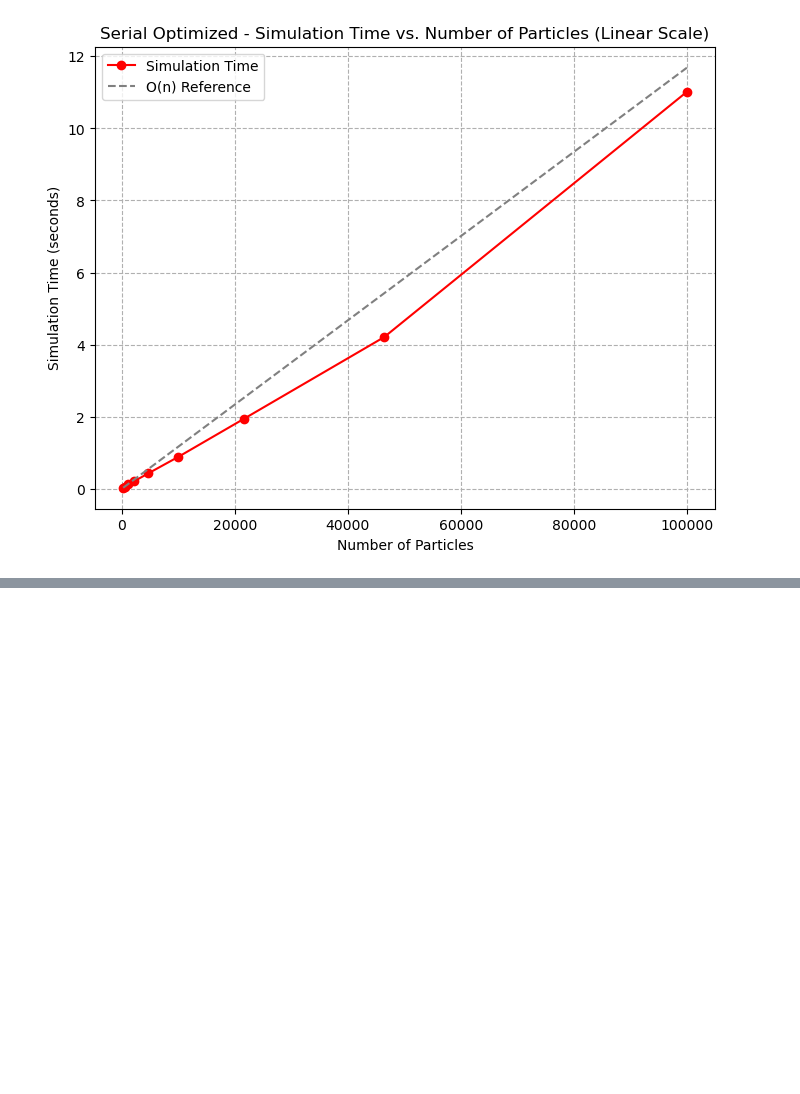
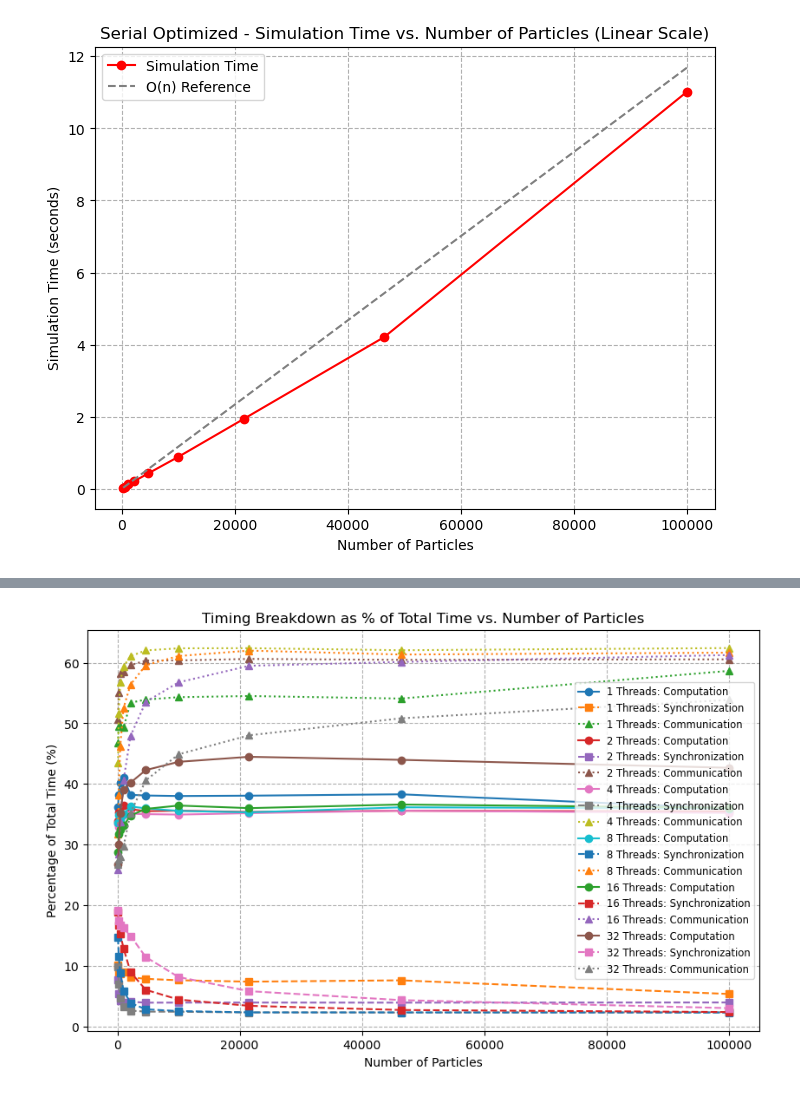
Before and after one commit to brandonrobello/2D_Particle_Simulation_OpenMP, a Jupyter notebook: graphing.ipynb, the cells around one changed output, grey strips where cells are left out. Saved outputs shown, nothing was run; the diff lists cells and outputs as text; code cells hidden in the pictures; blank space fills up the shorter version.

```diff
--- a/graphing.ipynb
+++ b/graphing.ipynb
@@ -91,0 +223,81 @@ plt.show()
+# %%
+import numpy as np
+import matplotlib.pyplot as plt
+
+# Load the timing data file.
+# Expected columns: n_particles, threads, simulation_time, total_time, computation_time, synchronization_time, communication_time
+timing_data_file = "./omp_out_timing/timing_data.txt"
+data = np.loadtxt(timing_data_file, delimiter=" ", skiprows=1)
+
+# Unpack columns for clarity.
+n_particles = data[:, 0]
+threads     = data[:, 1]
+sim_time    = data[:, 2]
+total_time  = data[:, 3]
+comp_time   = data[:, 4]
+sync_time   = data[:, 5]
+comm_time   = data[:, 6]
+
+# Filter only for threads in [1, 2, 4, 8, 16, 32].
+allowed_threads = np.array([1, 2, 4, 8, 16, 32])
+thread_data = {}
+for t in allowed_threads:
+    mask = threads == t
+    if np.any(mask):
+        thread_data[int(t)] = (
+            n_particles[mask],
+            sim_time[mask],
+            total_time[mask],
+            comp_time[mask],
+            sync_time[mask],
+            comm_time[mask]
+        )
+
+# For each thread count, plot the percentage breakdown (each phase / total_time * 100) vs. number of particles.
+plt.figure(figsize=(10, 6))
+for t in sorted(thread_data.keys()):
+    n_vals, _, tot_vals, comp_vals, sync_vals, comm_vals = thread_data[t]
+    frac_comp = (comp_vals / tot_vals) * 100
+    frac_sync = (sync_vals / tot_vals) * 100
+    frac_comm = (comm_vals / tot_vals) * 100
+
+    plt.plot(n_vals, frac_comp, marker='o', linestyle='-', label=f"{t} Threads: Computation")
+    plt.plot(n_vals, frac_sync, marker='s', linestyle='--', label=f"{t} Threads: Synchronization")
+    plt.plot(n_vals, frac_comm, marker='^', linestyle=':', label=f"{t} Threads: Communication")
+
+plt.xlabel("Number of Particles")
+plt.ylabel("Percentage of Total Time (%)")
+plt.title("Timing Breakdown as % of Total Time vs. Number of Particles")
+plt.legend(fontsize='small', loc='best')
+plt.grid(True, which="both", linestyle="--")
+plt.show()
+
+# For each thread count, compute the average percentage (over all n_particles values) for each phase.
+avg_comp = []
+avg_sync = []
+avg_comm = []
+thread_counts = []
+for t in sorted(thread_data.keys()):
+    _, _, tot_vals, comp_vals, sync_vals, comm_vals = thread_data[t]
+    avg_comp.append(np.mean((comp_vals / tot_vals) * 100))
+    avg_sync.append(np.mean((sync_vals / tot_vals) * 100))
+    avg_comm.append(np.mean((comm_vals / tot_vals) * 100))
+    thread_counts.append(t)
+
+# Create a grouped bar chart.
+x = np.arange(len(thread_counts))
+width = 0.25
+
+plt.figure(figsize=(10, 6))
+plt.bar(x - width, avg_comp, width, label="Computation")
+plt.bar(x, avg_sync, width, label="Synchronization")
+plt.bar(x + width, avg_comm, width, label="Communication")
+plt.xticks(x, thread_counts)
+plt.xlabel("Number of Threads")
+plt.ylabel("Average Percentage of Total Time (%)")
+plt.title("Average Timing Breakdown vs. Number of Threads")
+plt.legend()
+plt.grid(True, axis='y', linestyle="--")
+plt.show()
+# %% [output]
+[figure, added]
```
Also changed, not shown: parts of 4 cells of this notebook, 6 other files.
